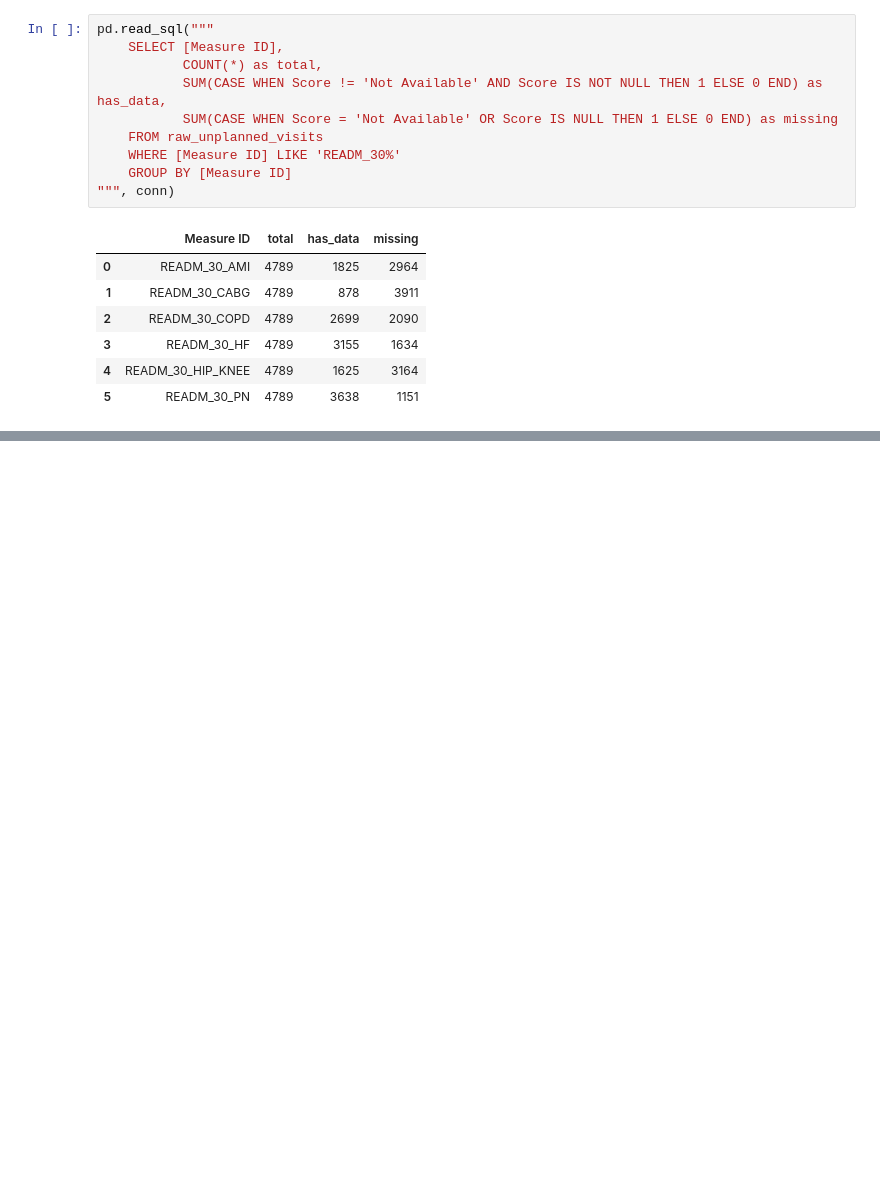
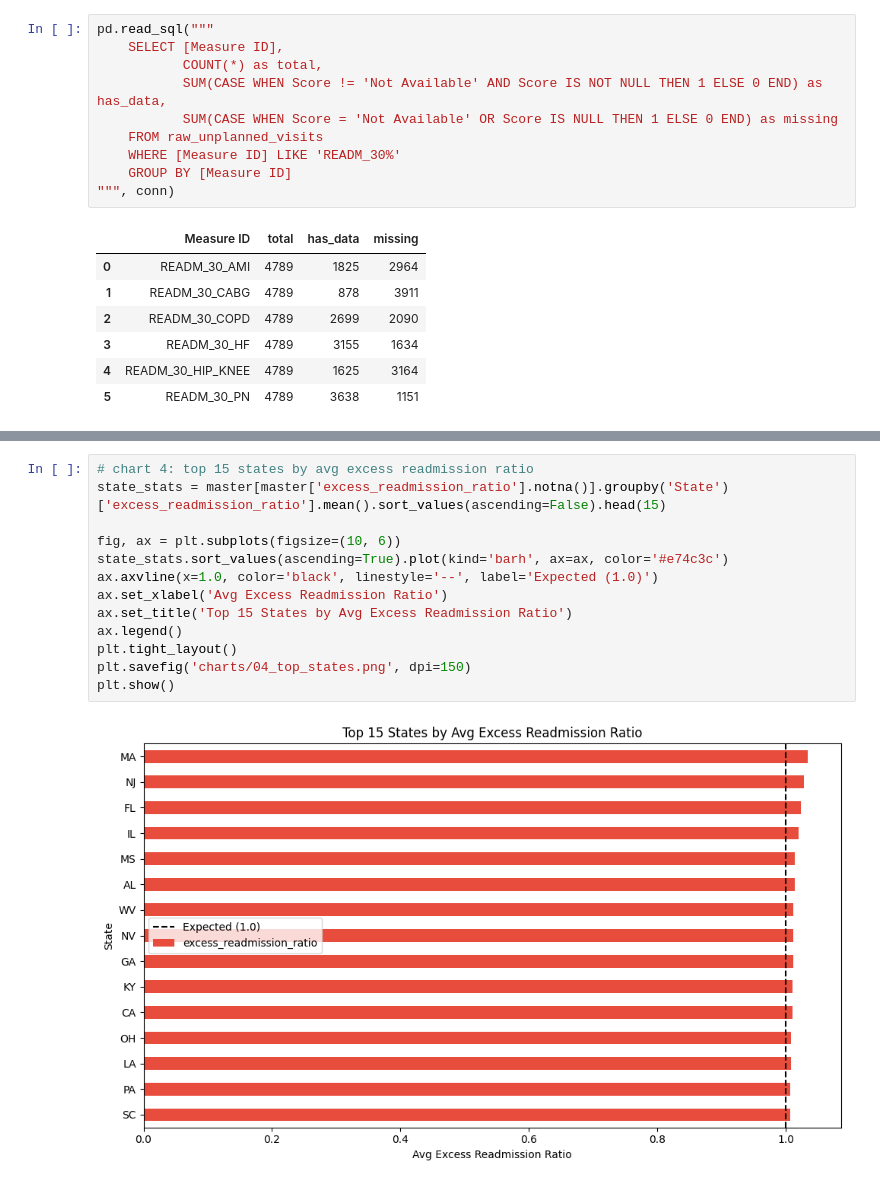
Before and after one commit to athulyabiju23/hospital-readmission-analysis, a Jupyter notebook: hospital_readmission_analysis.ipynb, the cells around one changed output, grey strips where cells are left out. Cells and saved outputs as stored; diff of their text form; blank space fills up the shorter version.

```diff
--- a/hospital_readmission_analysis.ipynb
+++ b/hospital_readmission_analysis.ipynb
@@ -180,0 +584,15 @@ pd.read_sql("""
+# %%
+# chart 4: top 15 states by avg excess readmission ratio
+state_stats = master[master['excess_readmission_ratio'].notna()].groupby('State')['excess_readmission_ratio'].mean().sort_values(ascending=False).head(15)
+
+fig, ax = plt.subplots(figsize=(10, 6))
+state_stats.sort_values(ascending=True).plot(kind='barh', ax=ax, color='#e74c3c')
+ax.axvline(x=1.0, color='black', linestyle='--', label='Expected (1.0)')
+ax.set_xlabel('Avg Excess Readmission Ratio')
+ax.set_title('Top 15 States by Avg Excess Readmission Ratio')
+ax.legend()
+plt.tight_layout()
+plt.savefig('charts/04_top_states.png', dpi=150)
+plt.show()
+# %% [output]
+[figure, added]
```
Also changed, not shown: parts of 25 cells of this notebook, 9 other files.
